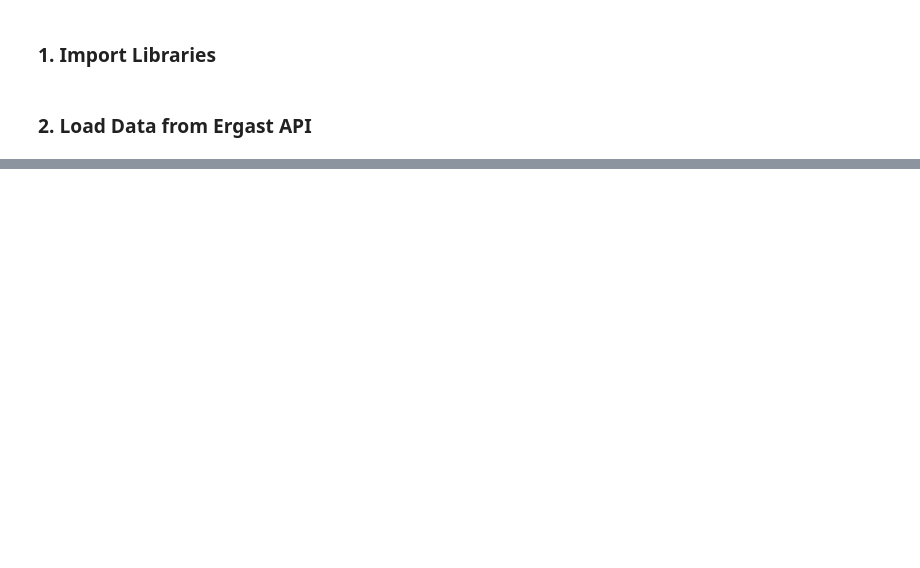
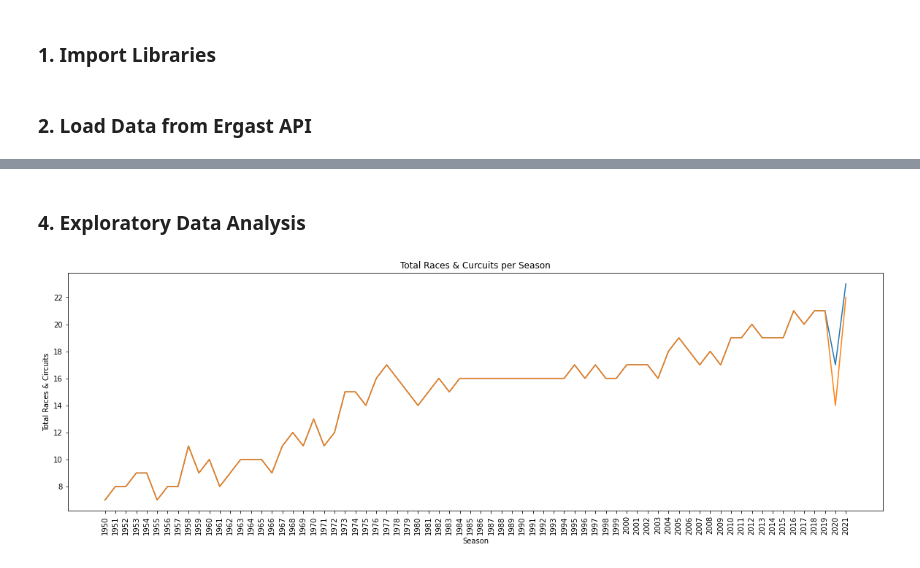
Before and after one commit to MareikeHeller/formula-one, a Jupyter notebook: formula-one.ipynb, the cells around one changed output, grey strips where cells are left out. Saved outputs shown, nothing was run; the diff lists cells and outputs as text; code cells hidden in the pictures; blank space fills up the shorter version.

```diff
--- a/formula-one.ipynb
+++ b/formula-one.ipynb
@@ -116,0 +120,3 @@ df_seasons.iloc[0:6]
+# %%
+df_seasons = process_data(seasons_data_list, table = 'SeasonTable', details = 'Seasons')
+df_seasons.describe()
@@ -158,0 +180,17 @@ df_status.iloc[0:6]
+# %% [markdown]
+### 4. Exploratory Data Analysis <a class="anchor" id="exploratory-data-analysis"></a>
+# %%
+seasons = df_seasons['season'].tolist()
+races = df_races.groupby('season')['round'].nunique().tolist()
+circuits = df_races.groupby('season')['Circuit.circuitId'].nunique().tolist()
+
+plt.figure(figsize=(20, 6))
+plt.title('Total Races & Curcuits per Season')
+plt.xlabel('Season')
+plt.ylabel('Total Races & Circuits')
+plt.xticks(rotation=90)
+plt.plot(seasons, races)
+plt.plot(seasons, circuits)
+plt.show()
+# %% [output]
+[figure, added]
```
Also changed, not shown: parts of 27 cells of this notebook.
